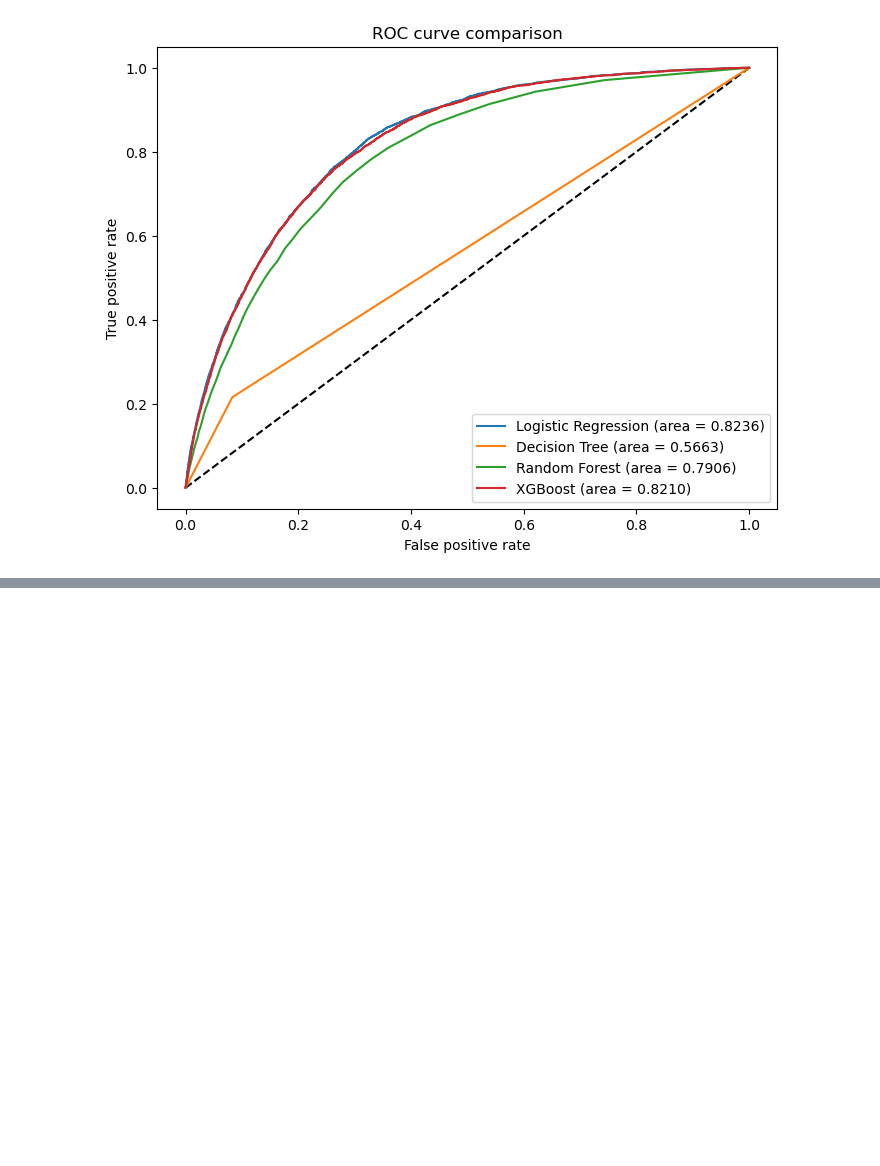
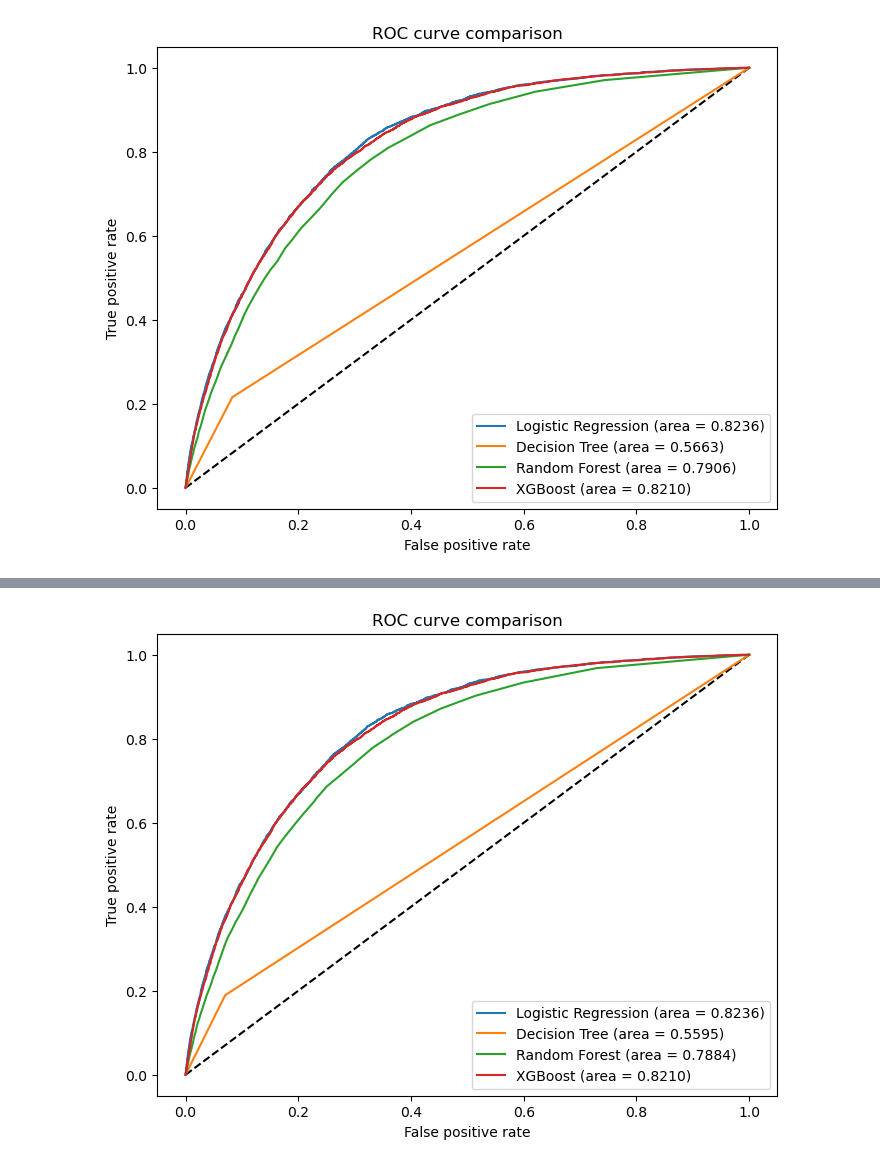
Before and after one commit to ziyanoffl/Heart_Disease_Prediction, a Jupyter notebook: data_preprocessing_cardiovascular.ipynb, the cells around one changed output, grey strips where cells are left out. Cells and saved outputs as stored; diff of their text form; code cells hidden in the pictures; blank space fills up the shorter version.

```diff
--- a/data_preprocessing_cardiovascular.ipynb
+++ b/data_preprocessing_cardiovascular.ipynb
@@ -975,0 +978,81 @@ weighted avg       0.88      0.92      0.88     61755
+# %%
+from sklearn.ensemble import RandomForestClassifier
+from sklearn.model_selection import train_test_split
+import numpy as np
+# import libraries
+import pandas as pd
+import matplotlib.pyplot as plt
+import seaborn as sns
+from sklearn import preprocessing
+
+# Importing necessary libraries for model development and evaluation
+from sklearn.linear_model import LogisticRegression
+from sklearn.tree import DecisionTreeClassifier
+from sklearn.ensemble import RandomForestClassifier, GradientBoostingClassifier
+from sklearn.svm import SVC
+from sklearn.metrics import accuracy_score, precision_score, recall_score, f1_score, roc_auc_score, roc_curve, classification_report
+from sklearn.neighbors import KNeighborsClassifier
+from xgboost import XGBClassifier
+from sklearn.naive_bayes import GaussianNB
+
+# Defining the features (X) and the target (y)
+X = data_dropped_columns.drop("Heart_Disease", axis=1)
+y = data_dropped_columns["Heart_Disease"]
+
+# Performing the train-test split
+X_train, X_test, y_train, y_test = train_test_split(X, y, test_size=0.2, random_state=42)
+
+# Defining the function to apply models
+def apply_model(model, X_train, y_train, X_test, y_test, name):
+    # Fit the model
+    model.fit(X_train, y_train)
+
+    # Make predictions
+    y_pred = model.predict(X_test)
+
+    # Calculate performance metrics
+    accuracy = accuracy_score(y_test, y_pred)
+    precision = precision_score(y_test, y_pred)
+    recall = recall_score(y_test, y_pred)
+    f1 = f1_score(y_test, y_pred)
+
+    print(f"Model: {name}")
+    print(f"F1 Score: {f1}")
+    print(classification_report(y_test, y_pred))
+    print('==========================================================')
+
+    # Compute ROC curve and ROC area
+    y_pred_proba = model.predict_proba(X_test)[:, 1]
+    fpr, tpr, _ = roc_curve(y_test, y_pred_proba)
+    roc_auc = roc_auc_score(y_test, y_pred_proba)
+
+    return accuracy, precision, recall, f1, fpr, tpr, roc_auc
+
+# Defining the models
+models = [
+    ("Logistic Regression", LogisticRegression(class_weight='balanced', random_state=42, max_iter=500)),
+    ("Decision Tree", DecisionTreeClassifier(class_weight='balanced', random_state=42)),
+    ("Random Forest", RandomForestClassifier(class_weight='balanced', random_state=42)),
+    ("XGBoost", XGBClassifier(scale_pos_weight=1, eval_metric='logloss', random_state=42)),
+]
+
+# Applying the models and storing the results
+results = []
+roc_curves = []
+
+for name, model in models:
+    accuracy, precision, recall, f1, fpr, tpr, roc_auc = apply_model(model, X_train, y_train, X_test, y_test, name)
+    results.append((name, accuracy, precision, recall, f1))
+    roc_curves.append((name, fpr, tpr, roc_auc))
+
+# Plotting the ROC curves for each model
+plt.figure(figsize=(8, 6))
+plt.plot([0, 1], [0, 1], 'k--')
+plt.xlabel('False positive rate')
+plt.ylabel('True positive rate')
+plt.title('ROC curve comparison')
+for name, fpr, tpr, roc_auc in roc_curves:
+    plt.plot(fpr, tpr, label=f"{name} (area = {roc_auc:.4f})")
+plt.legend(loc='best')
+plt.show()
+# %% [output]
@@ -975,0 +1076 @@ weighted avg       0.88      0.92      0.88     61755
+[figure, added]
```
Also changed, not shown: parts of 2 cells of this notebook.
